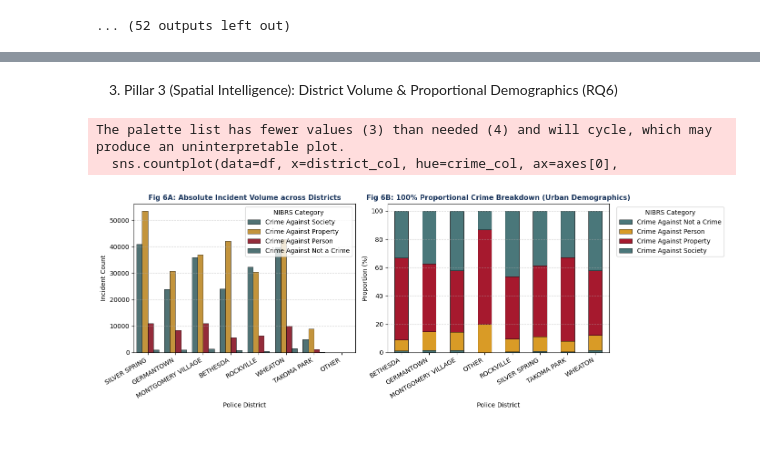
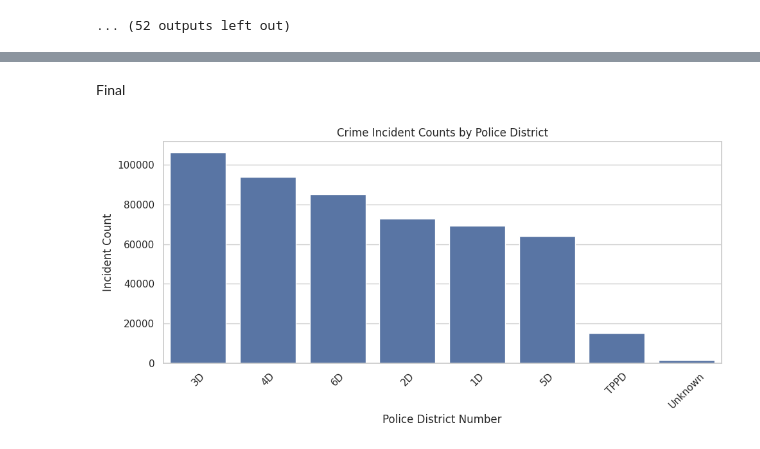
Before and after one commit to klsay/mscai, a Jupyter notebook: MSC_AI_Course_Work_Assignment_1_(Sarbojit).ipynb, the cells around one changed output, grey strips where cells are left out. Drawn from its saved outputs; the diff is of its cells as text; code cells hidden in the pictures.

```diff
--- a/MSC_AI_Course_Work_Assignment_1_(Sarbojit).ipynb
+++ b/MSC_AI_Course_Work_Assignment_1_(Sarbojit).ipynb
@@ -1659,19 +431,0 @@ Exploratory Data Analysis (EDA) is an iterative, open-ended framework used to un
-# %%
-import matplotlib.pyplot as plt
-import seaborn as sns
-import numpy as np
-import pandas as pd
-
-# Configure plotting defaults for high-fidelity academic reports
-sns.set_theme(style="whitegrid")
-plt.rcParams.update({
-    'font.size': 10,
-    'axes.labelsize': 12,
-    'axes.titlesize': 14,
-    'xtick.labelsize': 10,
-    'ytick.labelsize': 10,
-    'figure.titlesize': 16
-})
-
-print("Descriptive statistics computed for engineered model-ready columns:")
-display(df_final_pipeline[['Hour_int', 'Month_int', 'Victims', 'Victims_log1p', 'Latitude', 'Longitude']].describe().T)
@@ -2349,2 +431,0 @@ plot_rq3_temporal_periodicity(df_final_pipeline)
-# %% [markdown]
-3. Pillar 3 (Spatial Intelligence): District Volume & Proportional Demographics (RQ6)
@@ -2385,7 +432,12 @@ def plot_rq6_district_mix(df):
-# %%
-# Call the updated function which dynamically resolves case-normalized columns
-plot_rq6_district_mix(df_final_pipeline)
-# %% [output]
-The palette list has fewer values (3) than needed (4) and will cycle, which may produce an uninterpretable plot.
-  sns.countplot(data=df, x=district_col, hue=crime_col, ax=axes[0],
-[figure, removed]
+# %% [markdown]
+Final
+# %%
+plt.figure(figsize=(10, 5))
+sns.countplot(data=df, x='Police District Number', order=df['Police District Number'].value_counts().index)
+plt.title('Crime Incident Counts by Police District')
+plt.xlabel('Police District Number')
+plt.ylabel('Incident Count')
+plt.xticks(rotation=45)
+plt.show()
+# %% [output]
+[figure, added]
```
Also changed, not shown: parts of 89 cells of this notebook.
